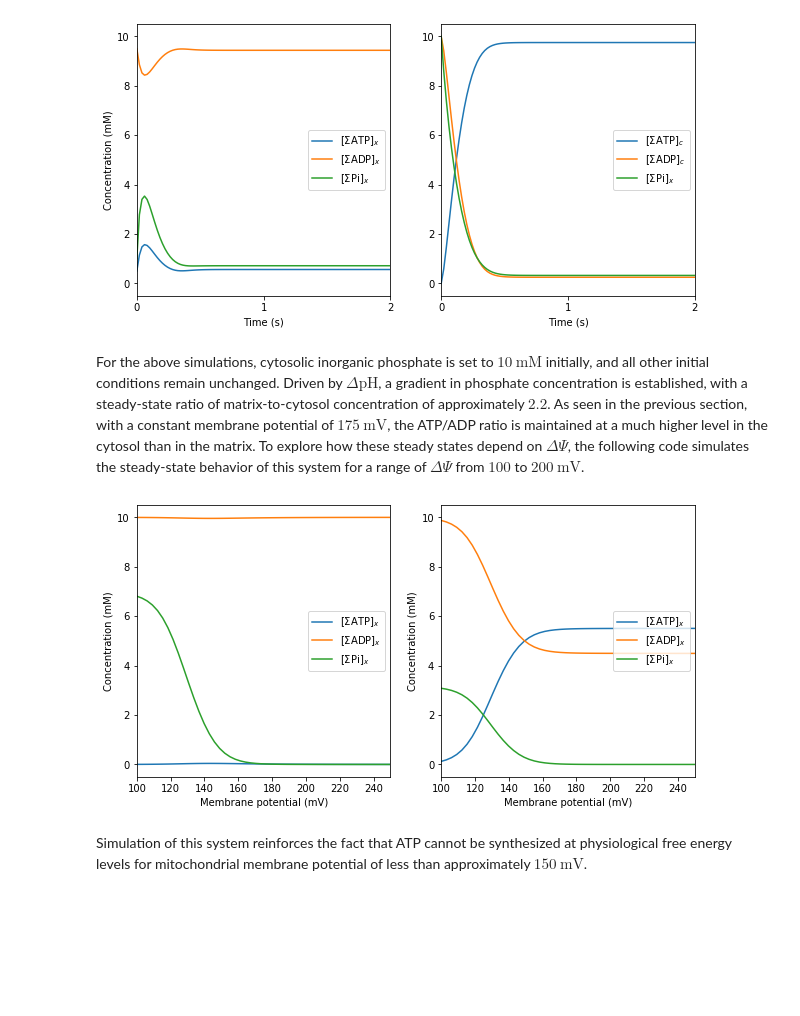
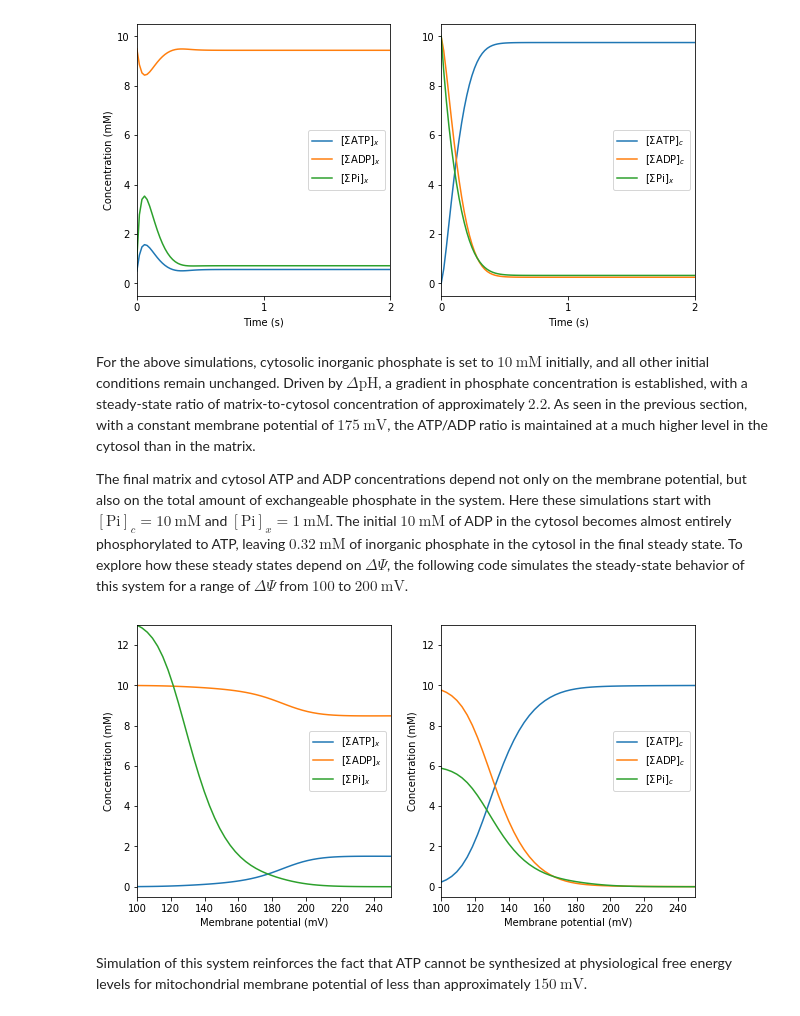
Before and after one commit to beards-lab/QAMAS_book, a Jupyter notebook: QAMAS/_build/jupyter_execute/BuildingModel.ipynb, the cells around one changed output. Cells and saved outputs as stored; diff of their text form; code cells hidden in the pictures; blank space fills up the shorter version.

```diff
--- a/QAMAS/_build/jupyter_execute/BuildingModel.ipynb
+++ b/QAMAS/_build/jupyter_execute/BuildingModel.ipynb
@@ -531,7 +533,9 @@ plt.show()
 # %% [output]
 [figure]
 # %% [markdown]
-For the above simulations, cytosolic inorganic phosphate is set to $10 \ \text{mM}$ initially, and all other initial conditions remain unchanged. Driven by $\Delta \text{pH}$, a gradient in phosphate concentration is established, with a steady-state ratio of matrix-to-cytosol concentration of approximately $2.2$. As seen in the previous section, with a constant membrane potential of $175 \ \text{mV}$, the ATP/ADP ratio is maintained at a much higher level in the cytosol than in the matrix. To explore how these steady states depend on $\Delta\Psi$, the following code simulates the steady-state behavior of this system for a range of $\Delta\Psi$ from $100$ to $200 \ \text{mV}$.
+For the above simulations, cytosolic inorganic phosphate is set to $10 \ \text{mM}$ initially, and all other initial conditions remain unchanged. Driven by $\Delta \text{pH}$, a gradient in phosphate concentration is established, with a steady-state ratio of matrix-to-cytosol concentration of approximately $2.2$. As seen in the previous section, with a constant membrane potential of $175 \ \text{mV}$, the ATP/ADP ratio is maintained at a much higher level in the cytosol than in the matrix.
+
+The final matrix and cytosol ATP and ADP concentrations depend not only on the membrane potential, but also on the total amount of exchangeable phosphate in the system. Here these simulations start with $[\text{Pi}]_c = 10 \ \text{mM}$ and $[\text{Pi}]_x = 1 \ \text{mM}$. The initial $10 \ \text{mM}$ of ADP in the cytosol becomes almost entirely phosphorylated to ATP, leaving $0.32 \ \text{mM}$ of inorganic phosphate in the cytosol in the final steady state. To explore how these steady states depend on $\Delta\Psi$, the following code simulates the steady-state behavior of this system for a range of $\Delta\Psi$ from $100$ to $200 \ \text{mV}$.
 # %%
 ### Simulate over a range of Membrane potential from 100 mV to 250 mV ###
 
@@ -550,40 +554,40 @@ ATP_c_steady = np.zeros(len(membrane_potential))
 ADP_c_steady = np.zeros(len(membrane_potential))
 Pi_c_steady  = np.zeros(len(membrane_potential))
 
 # Iterate through range of membrane potentials
 for i in range(len(membrane_potential)):
     DPsi = membrane_potential[i] / 1000      # convert to V
-    temp_results = solve_ivp(dXdt, [0, 100], X_0, method = 'Radau', args=(activity_array,)).y*1000  # Concentration in mM
+    temp_results = solve_ivp(dXdt, [0, 200], X_0, method = 'Radau', args=(activity_array,)).y*1000  # Concentration in mM
     ATP_x_steady[i] = temp_results[0,-1]
     ADP_x_steady[i] = temp_results[1,-1]
     Pi_x_steady[i]  = temp_results[2,-1]
     ATP_c_steady[i] = temp_results[3,-1]
     ADP_c_steady[i] = temp_results[4,-1]
     Pi_c_steady[i]  = temp_results[5,-1]
 
 # Plot figures
 fig, ax = plt.subplots(1,2, figsize = (10,5))
 ax[0].plot(membrane_potential, ATP_x_steady, label = '[$\Sigma$ATP]$_x$')
 ax[0].plot(membrane_potential, ADP_x_steady, label = '[$\Sigma$ADP]$_x$')
 ax[0].plot(membrane_potential, Pi_x_steady, label = '[$\Sigma$Pi]$_x$')
 ax[0].legend(loc = "right")
 ax[0].set_xlabel('Membrane potential (mV)')
 ax[0].set_ylabel('Concentration (mM)')
 ax[0].set_xlim([100, 250])
-ax[0].set_ylim([-0.5,10.5])
+ax[0].set_ylim([-0.5,13])
 
-ax[1].plot(membrane_potential, ATP_c_steady, label = '[$\Sigma$ATP]$_x$')
-ax[1].plot(membrane_potential, ADP_c_steady, label = '[$\Sigma$ADP]$_x$')
-ax[1].plot(membrane_potential, Pi_c_steady, label = '[$\Sigma$Pi]$_x$')
+ax[1].plot(membrane_potential, ATP_c_steady, label = '[$\Sigma$ATP]$_c$')
+ax[1].plot(membrane_potential, ADP_c_steady, label = '[$\Sigma$ADP]$_c$')
+ax[1].plot(membrane_potential, Pi_c_steady, label = '[$\Sigma$Pi]$_c$')
 ax[1].legend(loc = "right")
 ax[1].set_xlabel('Membrane potential (mV)')
 ax[1].set_ylabel('Concentration (mM)')
 ax[1].set_xlim([100, 250])
-ax[1].set_ylim([-0.5,10.5])
+ax[1].set_ylim([-0.5,13])
 
 plt.show()
 # %% [output]
-[figure, old version]
+[figure, new version]
 # %% [markdown]
 Simulation of this system reinforces the fact that ATP cannot be synthesized at physiological free energy levels for mitochondrial membrane potential of less than approximately $150 \ \text{mV}$.
 # %% [markdown]
```
Also changed, not shown: parts of 6 cells of this notebook, 40 other files.
